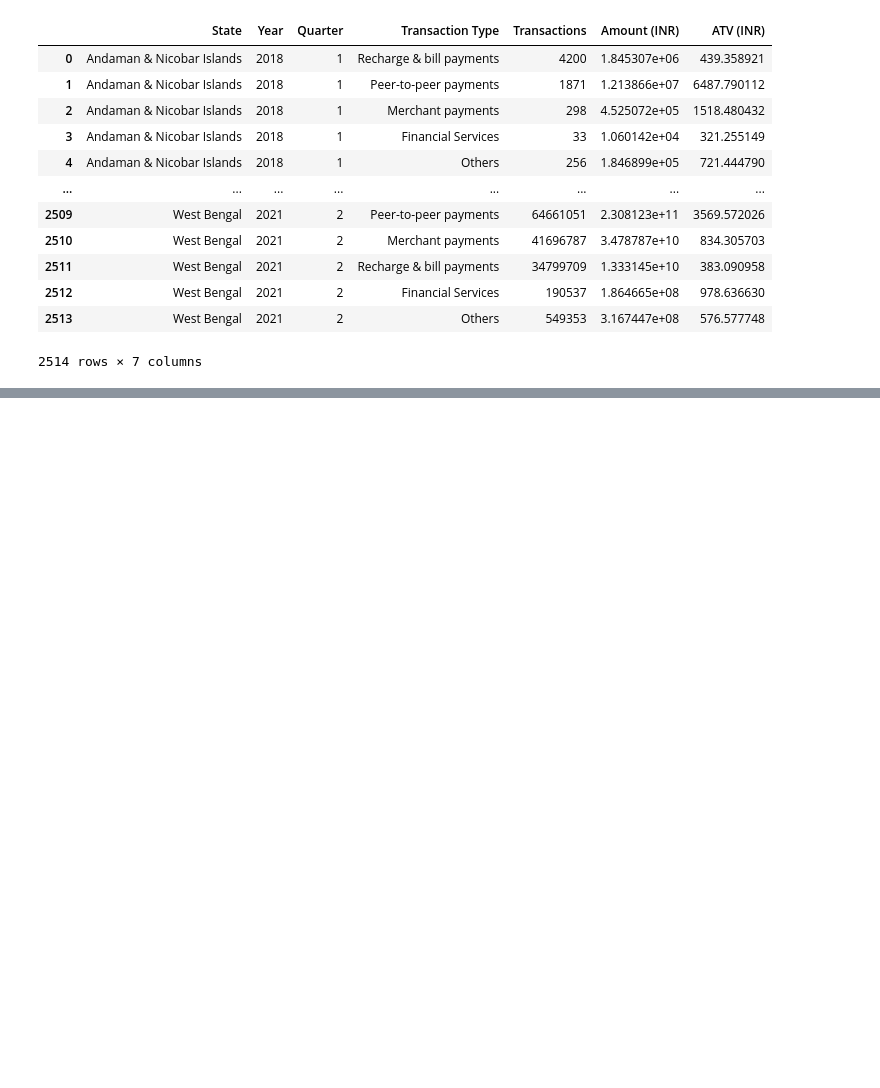
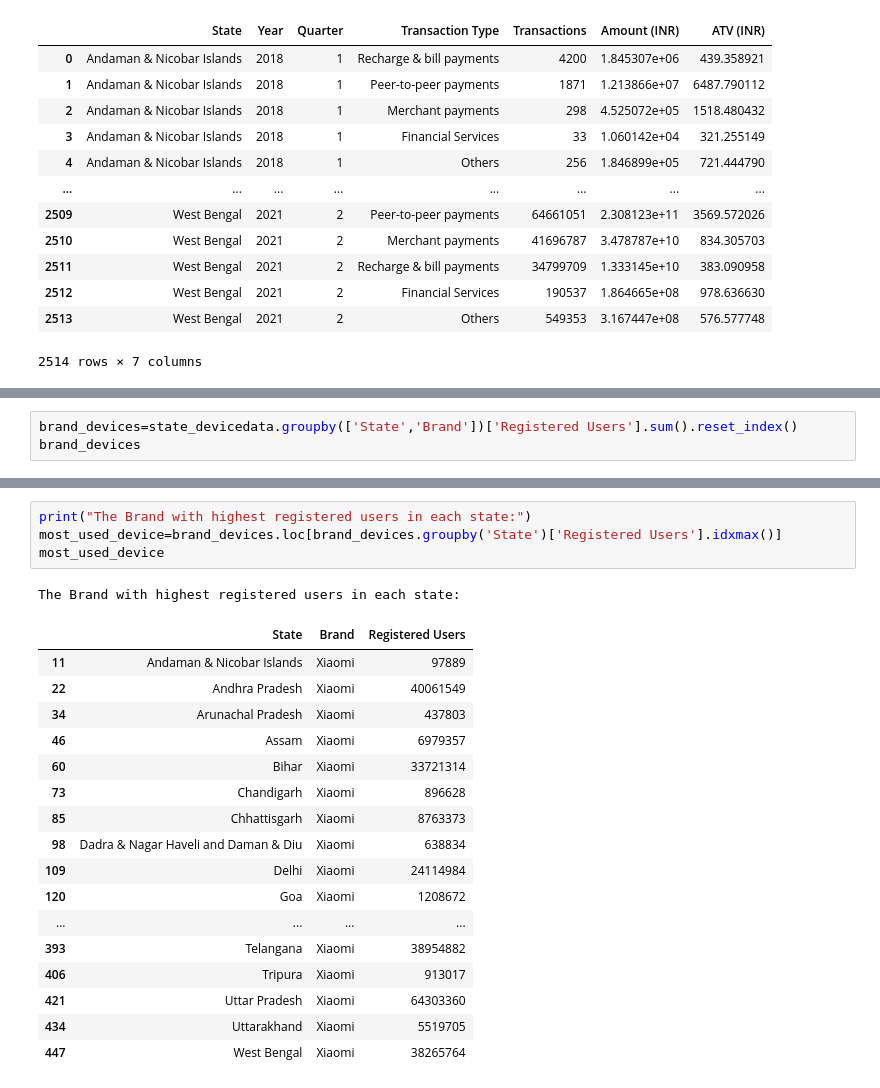
Before and after one commit to Shyam1327/PhonePe_Case_Study_Analysis, a Jupyter notebook: PhonePe.ipynb, the cells around one changed output, grey strips where cells are left out. Cells and saved outputs as stored; diff of their text form; blank space fills up the shorter version.

```diff
--- a/PhonePe.ipynb
+++ b/PhonePe.ipynb
@@ -569,0 +621,3 @@ freq_txn_type
+# %%
+brand_devices=state_devicedata.groupby(['State','Brand'])['Registered Users'].sum().reset_index()
+brand_devices
@@ -569,0 +638,23 @@ freq_txn_type
+# %%
+print("The Brand with highest registered users in each state:")
+most_used_device=brand_devices.loc[brand_devices.groupby('State')['Registered Users'].idxmax()]
+most_used_device
+# %% [output]
+The Brand with highest registered users in each state:
+|  | State | Brand | Registered Users |
+| 11 | Andaman & Nicobar Islands | Xiaomi | 97889 |
+| 22 | Andhra Pradesh | Xiaomi | 40061549 |
+| 34 | Arunachal Pradesh | Xiaomi | 437803 |
+| 46 | Assam | Xiaomi | 6979357 |
+| 60 | Bihar | Xiaomi | 33721314 |
+| 73 | Chandigarh | Xiaomi | 896628 |
+| 85 | Chhattisgarh | Xiaomi | 8763373 |
+| 98 | Dadra & Nagar Haveli and Daman & Diu | Xiaomi | 638834 |
+| 109 | Delhi | Xiaomi | 24114984 |
+| 120 | Goa | Xiaomi | 1208672 |
+| ... | ... | ... | ... |
+| 393 | Telangana | Xiaomi | 38954882 |
+| 406 | Tripura | Xiaomi | 913017 |
+| 421 | Uttar Pradesh | Xiaomi | 64303360 |
+| 434 | Uttarakhand | Xiaomi | 5519705 |
+| 447 | West Bengal | Xiaomi | 38265764 |
```
Also changed, not shown: parts of 16 cells of this notebook.
